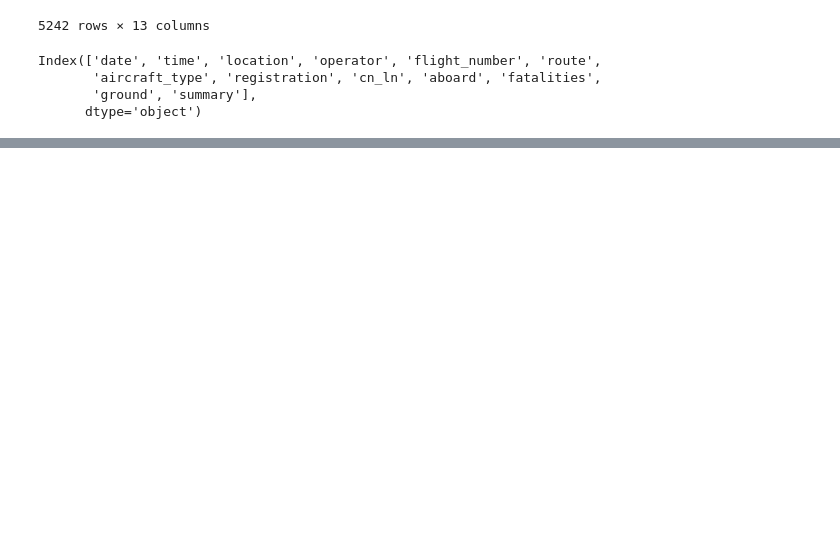
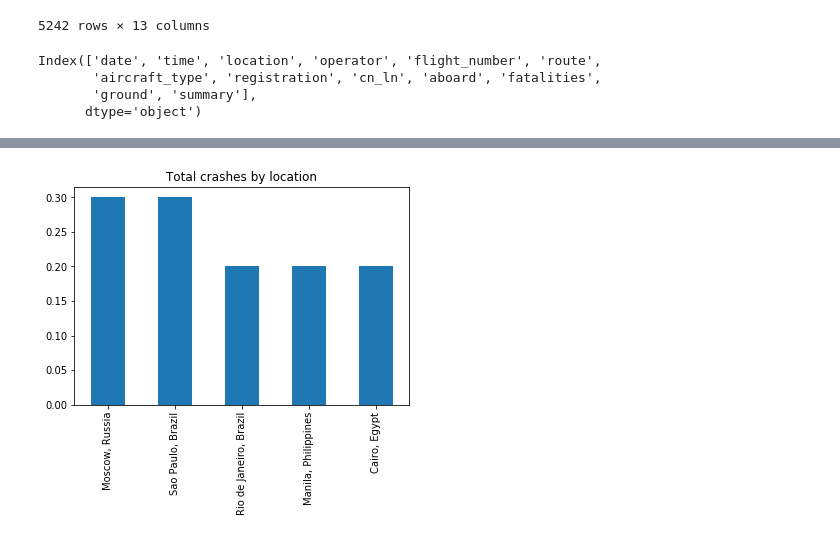
Before and after one commit to Mgraciaverdura/data-analysis-pipeline, a Jupyter notebook: Untitled.ipynb, the cells around one changed output, grey strips where cells are left out. Cells and saved outputs as stored; diff of their text form; code cells hidden in the pictures; blank space fills up the shorter version.

```diff
--- a/Untitled.ipynb
+++ b/Untitled.ipynb
@@ -57,0 +71,12 @@ data_clean
+# %%
+def plot_location(data_clean):
+    category_data= data_clean.location.str.split('|', expand=True).stack().value_counts(0)/len(data_clean)*100
+    category_data = category_data.round(1)
+    category_data.head(5).plot('bar')
+    plt.title("Total crashes by location")
+    plt.savefig('Plot by location')
+plt.show()
+# %%
+plot_location(data_clean)
+# %% [output]
+[figure, added]
```
Also changed, not shown: parts of 5 cells of this notebook, 4 other files.
